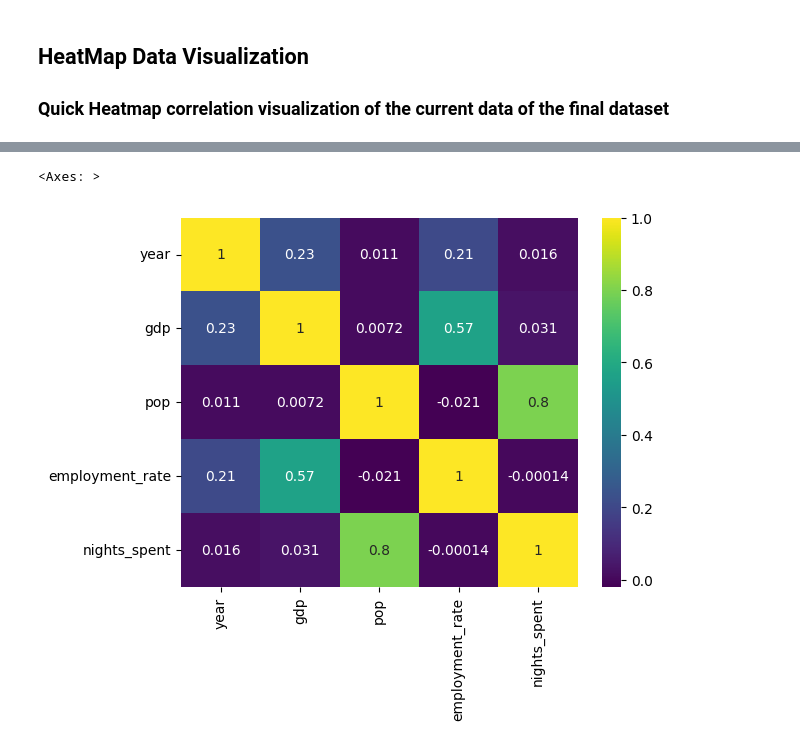
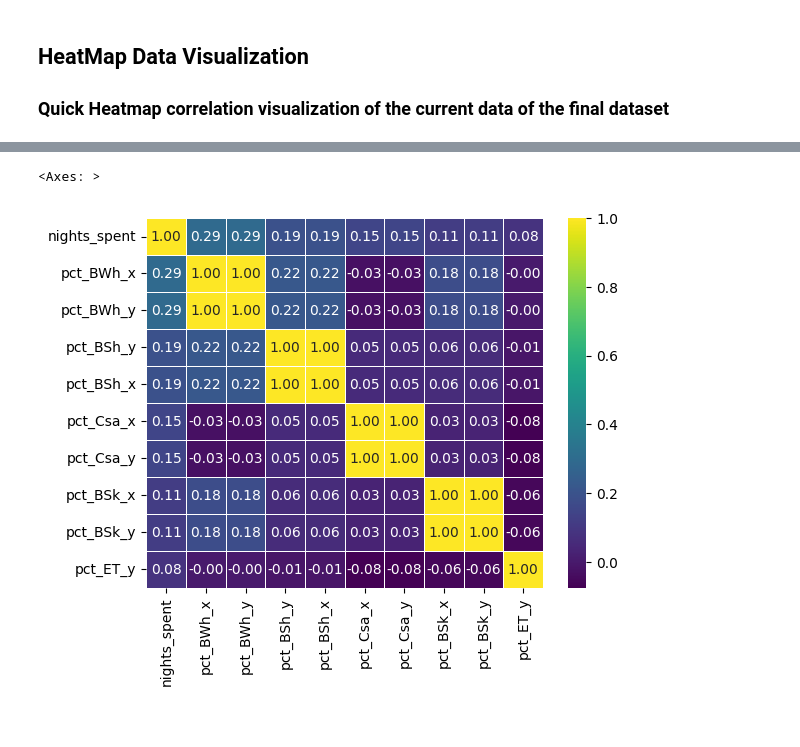
Before and after one commit to Ooskar7/etrace, a Jupyter notebook: datasets_visualization.ipynb, the cells around one changed output, grey strips where cells are left out. Saved outputs shown, nothing was run; the diff lists cells and outputs as text; code cells hidden in the pictures.

Commit message:
Final Dataset: final dataset build, socialeconomic data + climate data merged

```diff
--- a/datasets_visualization.ipynb
+++ b/datasets_visualization.ipynb
@@ -792,0 +838,3 @@ df
+# %%
+climate_df = climate_df.drop(columns=["pct_Cwa", "pct_Cwb"])
+climate_df.isnull().sum()
@@ -792,0 +859,3 @@ df
+# %%
+df = df.merge(climate_df, on=["geo", "year"], how="inner")
+df
@@ -797,4 +880,7 @@ df_clean = df.dropna(subset=["nights_spent"])
 # Move target variable to the last column
 cols = [c for c in df_clean.columns if c != "nights_spent"] + ["nights_spent"]
 df_clean = df_clean[cols]
+
+# We reindex to have a clean index after dropping rows
+df_clean = df_clean.reset_index(drop=True)
 # %% [markdown]
@@ -820,8 +936,10 @@ df_clean
 
 ### Quick Heatmap correlation visualization of the current data of the final dataset
 # %%
-data_corr = df_clean.drop(columns="geo").copy()
+heatmap_df = df_clean.copy()
 
-# Apply the cleaning function to numeric columns
-for col in ["gdp", "pop", "employment_rate"]:
-    data_corr[col] = data_corr[col].apply(clean_number).astype(float)
+# Keep only numeric dtype columns
+numeric_df = heatmap_df.select_dtypes(include=["number"]).copy()
+
+corr_with_target = numeric_df.corr()["nights_spent"].sort_values(ascending=False)
+corr_with_target
@@ -828,5 +964,11 @@ for col in ["gdp", "pop", "employment_rate"]:
 # %%
-sns.heatmap(data_corr.corr(), annot=True, cmap="viridis")
+top_vars = corr_with_target.index[:10]   # top 10 correlations
+
+sns.heatmap(numeric_df[top_vars].corr(),
+            annot=True,
+            cmap="viridis",
+            fmt=".2f",
+            linewidths=.5)
 # %% [output]
 <Axes: >
-[figure, old version]
+[figure, new version]
```
Also changed, not shown: parts of 26 cells of this notebook, 4 other files.
